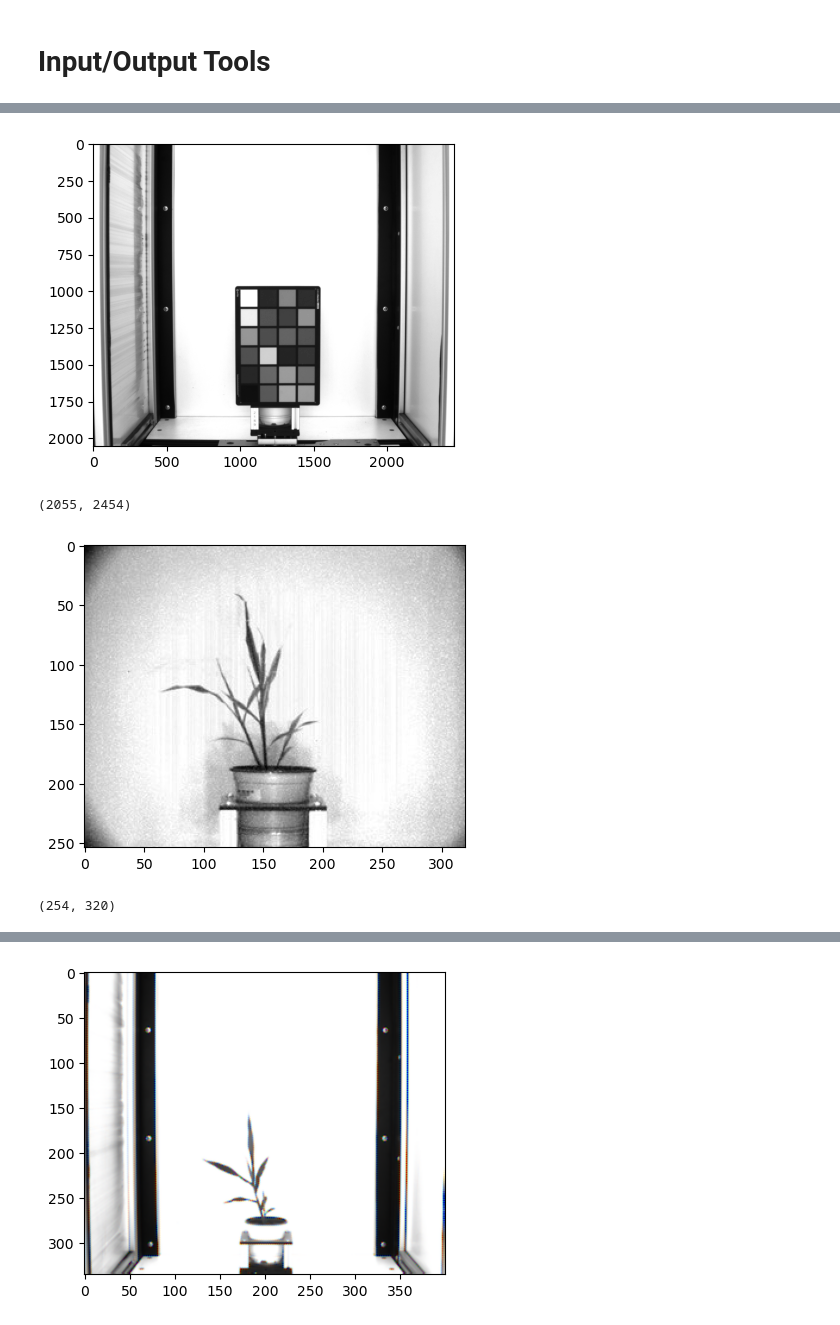
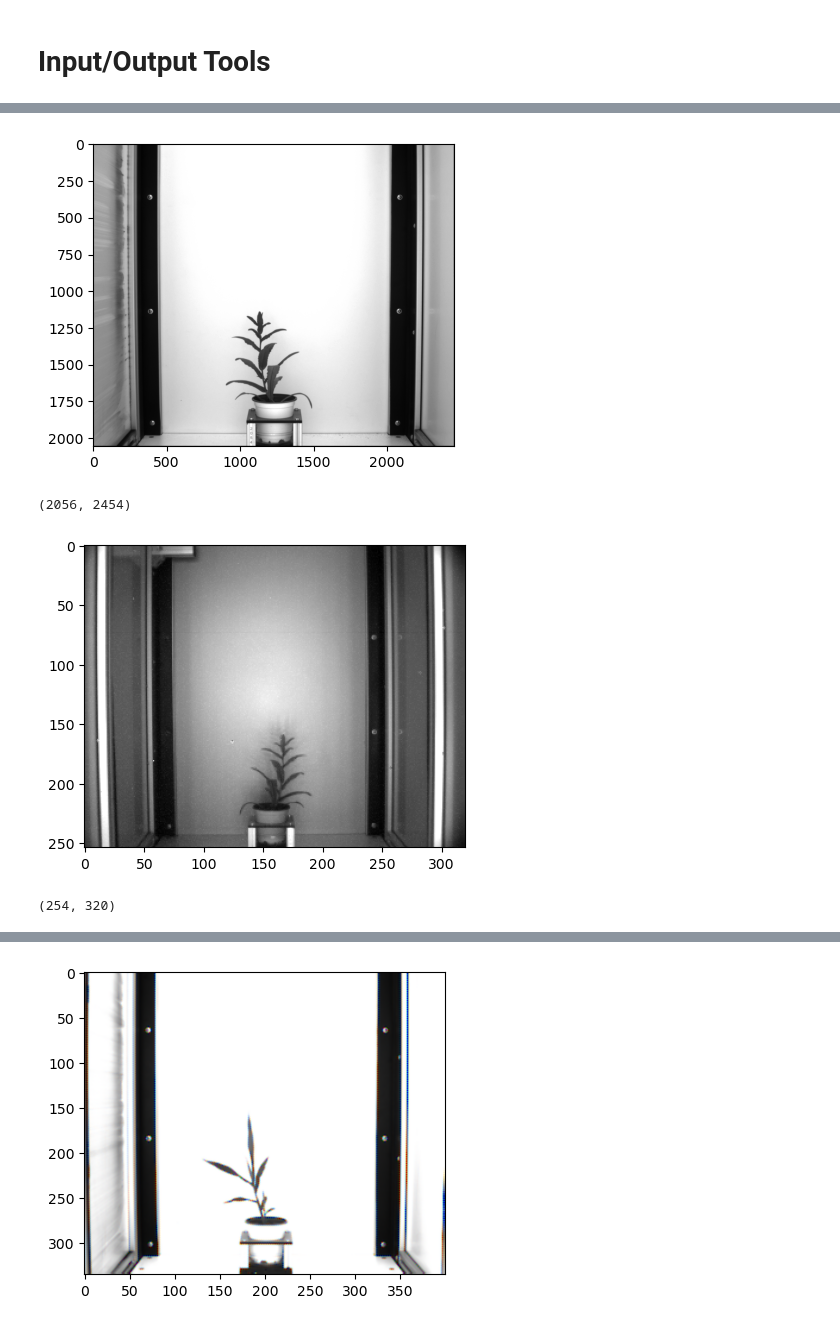
Before and after one commit to danforthcenter/plantcv-binder, a Jupyter notebook: notebooks/input_output_tutorial/input_output.ipynb, the cells around one changed output, grey strips where cells are left out. Cells and saved outputs as stored; diff of their text form; code cells hidden in the pictures.

Commit message:
Update tutorial data

```diff
--- a/notebooks/input_output_tutorial/input_output.ipynb
+++ b/notebooks/input_output_tutorial/input_output.ipynb
@@ -40,18 +40,18 @@ np.shape(img)
 # %%
 # Read in as grayscale.
 
-img2, path2, filename2 = pcv.readimage(filename="../img/tutorial_images/color_correct/target_image.jpg", mode='gray')
+img2, path2, filename2 = pcv.readimage(filename="./img/rgb_img.png", mode='gray')
 np.shape(img2)
 # %% [output]
-[figure, old version]
+[figure, new version]
-(2055, 2454)
+(2056, 2454)
 # %%
 # Read in a grayscale image
 
-img3, path3, filename3 = pcv.readimage(filename="../img/tutorial_images/nir/original_image.jpg")
+img3, path3, filename3 = pcv.readimage(filename="./img/grayscale_img.png")
 np.shape(img3)
 # %% [output]
-[figure, old version]
+[figure, new version]
 (254, 320)
 # %%
 # Read in grayscale image as RGB
```
Also changed, not shown: parts of 7 cells of this notebook, 2 other files.
